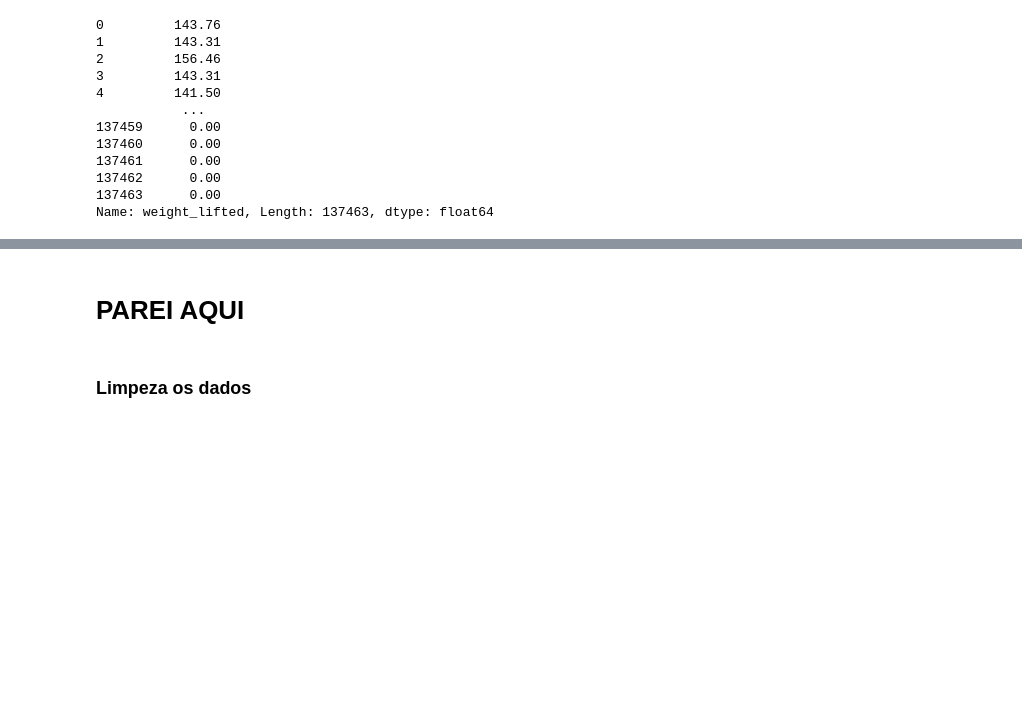
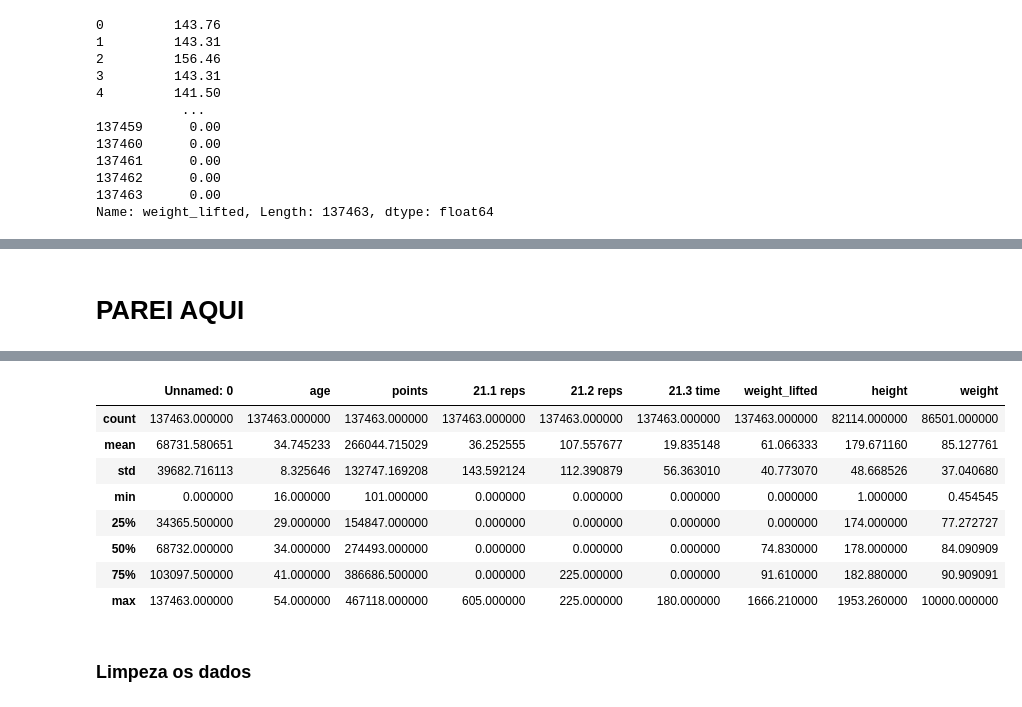
Before and after one commit to DheniMoura/Crossfit_open_2021, a Jupyter notebook: Limpeza_de_dados/male_limpeza_dados.ipynb, the cells around one changed output, grey strips where cells are left out. Cells and saved outputs as stored; diff of their text form; code cells hidden in the pictures; blank space fills up the shorter version.

```diff
--- a/Limpeza_de_dados/male_limpeza_dados.ipynb
+++ b/Limpeza_de_dados/male_limpeza_dados.ipynb
@@ -297,0 +280,13 @@ open_masc.head()
+# %%
+def arruma_tempo(t):
+    if (('r' or '-') in t):
+        t = '0'
+    t = t.replace('(', '').replace(')', '')
+    t = str(t).split()
+    # x = t[-1].split(':')
+    # delta = time(minute=int(x[0]), second=int(x[1]))
+    return t[-1]
+# %%
+open_masc['21.1'] = open_masc['21.1'].apply(arruma_tempo)
+open_masc['21.1'] = open_masc['21.1'].apply(arruma_tempo)
+open_masc['21.1'] = open_masc['21.1'].apply(arruma_tempo)
@@ -298,3 +306,5 @@ open_masc.head()
+# %% [markdown]
+# PAREI AQUI
 # %%
 open_masc.tail()
 # %% [output]
@@ -304,8 +314,18 @@ open_masc.tail()
 | 137461 | 137461 | CHAD | ROTT | 137351 | United States | North America | 46 | Polarize CrossFit | 467118.0 | 117347th (--) | ... |
 | 137462 | 137462 | NATE | RICHARDS | 137351 | United States | North America | 39 | CrossFit Home Office Scotts Valley | 467118.0 | 117347th (--) | ... |
 | 137463 | 137463 | ANDREW | WEINSTEIN | 137351 | United States | North America | 51 | NaN | 467118.0 | 117347th (--) | ... |
-# %% [markdown]
-# PAREI AQUI
+# %%
+open_masc.describe()
+# %% [output]
+|  | Unnamed: 0 | age | points | 21.1 reps | 21.2 reps | 21.3 time | weight_lifted | height | weight |
+| count | 137463.000000 | 137463.000000 | 137463.000000 | 137463.000000 | 137463.000000 | 137463.000000 | 137463.000000 | 82114.000000 | 86501.000000 |
+| mean | 68731.580651 | 34.745233 | 266044.715029 | 36.252555 | 107.557677 | 19.835148 | 61.066333 | 179.671160 | 85.127761 |
+| std | 39682.716113 | 8.325646 | 132747.169208 | 143.592124 | 112.390879 | 56.363010 | 40.773070 | 48.668526 | 37.040680 |
+| min | 0.000000 | 16.000000 | 101.000000 | 0.000000 | 0.000000 | 0.000000 | 0.000000 | 1.000000 | 0.454545 |
+| 25% | 34365.500000 | 29.000000 | 154847.000000 | 0.000000 | 0.000000 | 0.000000 | 0.000000 | 174.000000 | 77.272727 |
+| 50% | 68732.000000 | 34.000000 | 274493.000000 | 0.000000 | 0.000000 | 0.000000 | 74.830000 | 178.000000 | 84.090909 |
+| 75% | 103097.500000 | 41.000000 | 386686.500000 | 0.000000 | 225.000000 | 0.000000 | 91.610000 | 182.880000 | 90.909091 |
+| max | 137463.000000 | 54.000000 | 467118.000000 | 605.000000 | 225.000000 | 180.000000 | 1666.210000 | 1953.260000 | 10000.000000 |
 # %% [markdown]
 ### Limpeza os dados
 # %% [markdown]
```
Also changed, not shown: parts of 14 cells of this notebook, 1 other file.
